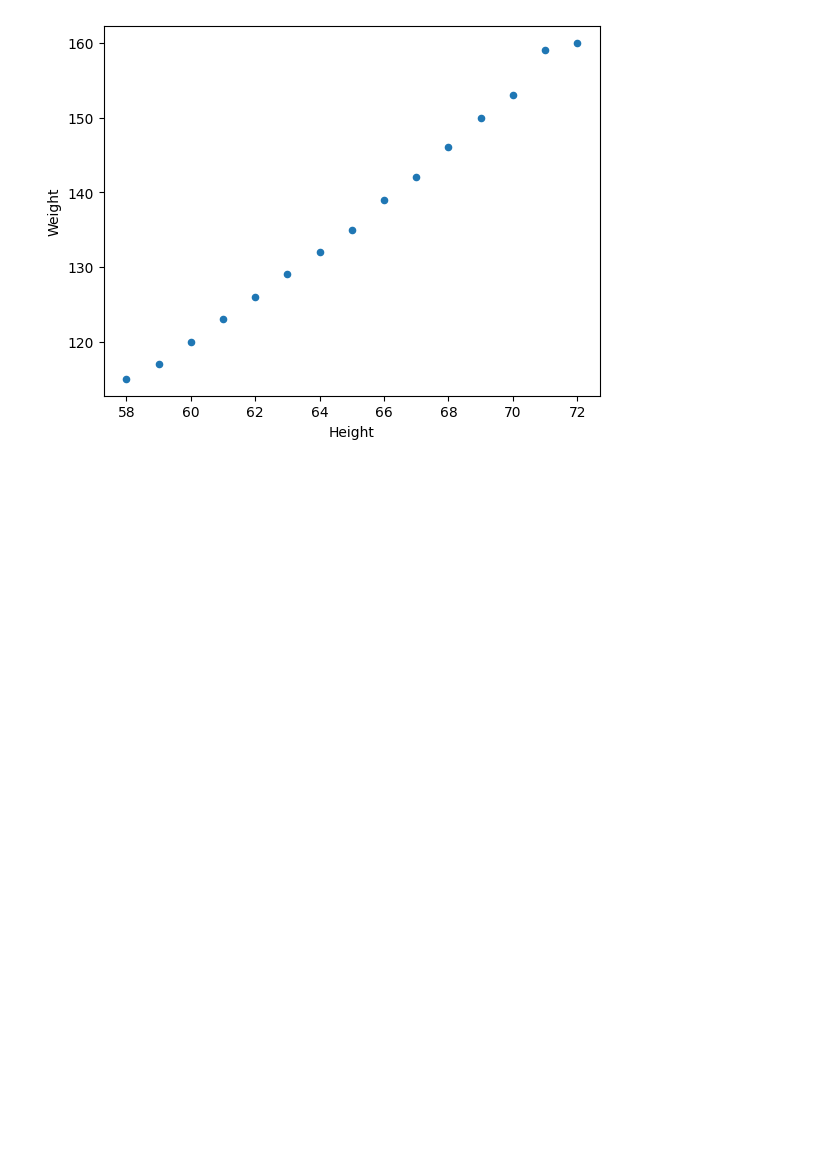
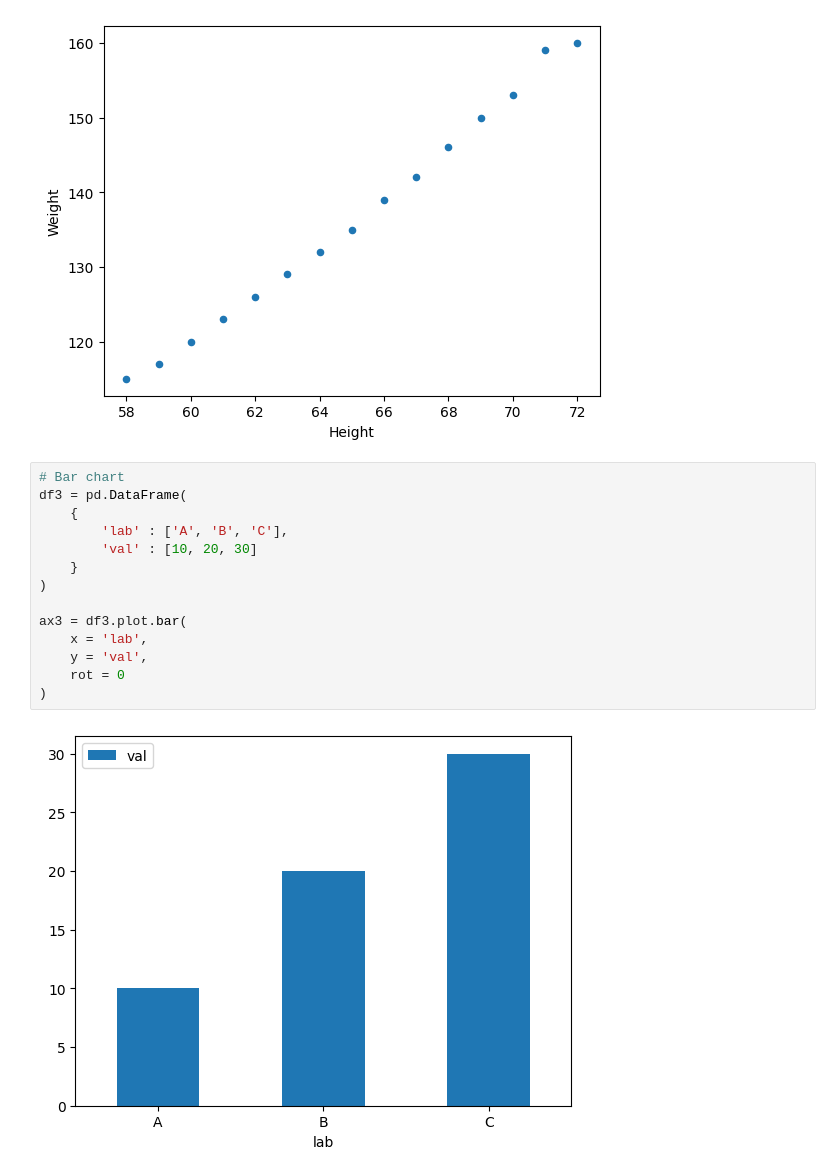
Before and after one commit to TaQuangKhoi/Tri-Tue-Nhan-Tao, a Jupyter notebook: Data Analysis/đồ thị.ipynb, the cells around one changed output. Drawn from its saved outputs; the diff is of its cells as text; blank space fills up the shorter version.

```diff
--- a/Data Analysis/đồ thị.ipynb
+++ b/Data Analysis/đồ thị.ipynb
@@ -109,3 +109,19 @@ ax2 = df2.plot.scatter(
 )
 # %% [output]
 [figure]
+# %%
+# Bar chart
+df3 = pd.DataFrame(
+    {
+        'lab' : ['A', 'B', 'C'],
+        'val' : [10, 20, 30]
+    }
+)
+
+ax3 = df3.plot.bar(
+    x = 'lab',
+    y = 'val',
+    rot = 0
+)
+# %% [output]
+[figure, added]
```
